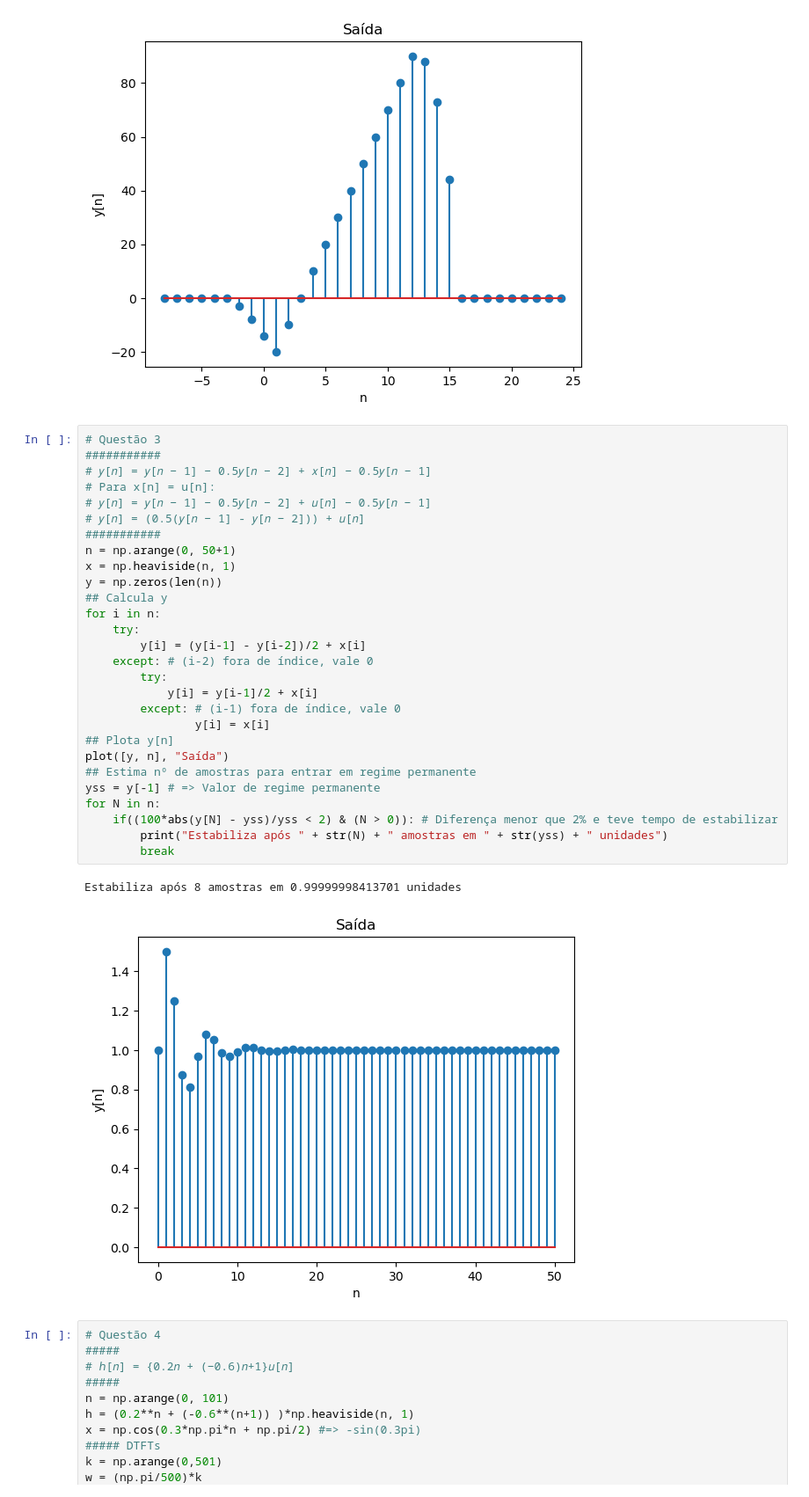
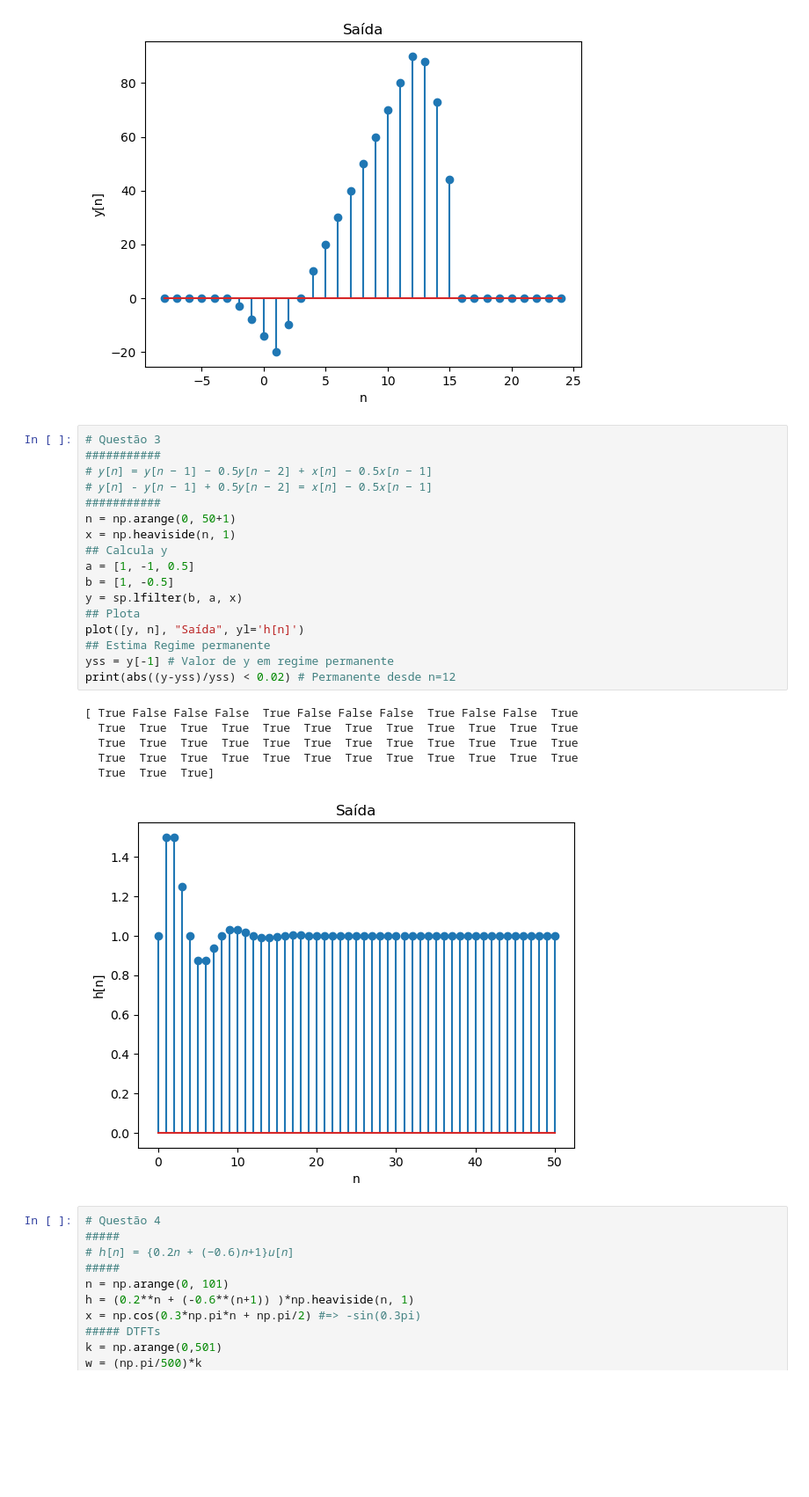
Before and after one commit to Emanuel600/Misc, a Jupyter notebook: DSP/Emanuel S Araldi - P1.ipynb, the cells around one changed output. Shown at 88% size. Drawn from its saved outputs; the diff is of its cells as text; blank space fills up the shorter version.

```diff
--- a/DSP/Emanuel S Araldi - P1.ipynb
+++ b/DSP/Emanuel S Araldi - P1.ipynb
@@ -197,34 +197,27 @@ plot([y, ny], "Saída")
 # %%
 # Questão 3
 ###########
-# 𝑦[𝑛] = 𝑦[𝑛 − 1] − 0.5𝑦[𝑛 − 2] + 𝑥[𝑛] − 0.5𝑦[𝑛 − 1]
-# Para x[n] = u[n]:
-# 𝑦[𝑛] = 𝑦[𝑛 − 1] − 0.5𝑦[𝑛 − 2] + 𝑢[𝑛] − 0.5𝑦[𝑛 − 1]
-# 𝑦[𝑛] = (0.5(𝑦[𝑛 − 1] - 𝑦[𝑛 − 2])) + 𝑢[𝑛]
+# 𝑦[𝑛] = 𝑦[𝑛 − 1] − 0.5𝑦[𝑛 − 2] + 𝑥[𝑛] − 0.5𝑥[𝑛 − 1]
+# 𝑦[𝑛] - 𝑦[𝑛 − 1] + 0.5𝑦[𝑛 − 2] = 𝑥[𝑛] − 0.5𝑥[𝑛 − 1]
 ###########
 n = np.arange(0, 50+1)
 x = np.heaviside(n, 1)
-y = np.zeros(len(n))
 ## Calcula y
-for i in n:
-    try:
-        y[i] = (y[i-1] - y[i-2])/2 + x[i]
-    except: # (i-2) fora de índice, vale 0
-        try:
-            y[i] = y[i-1]/2 + x[i]
-        except: # (i-1) fora de índice, vale 0
-                y[i] = x[i]
-## Plota y[n]
-plot([y, n], "Saída")
-## Estima nº de amostras para entrar em regime permanente
-yss = y[-1] # => Valor de regime permanente
-for N in n:
-    if((100*abs(y[N] - yss)/yss < 2) & (N > 0)): # Diferença menor que 2% e teve tempo de estabilizar
-        print("Estabiliza após " + str(N) + " amostras em " + str(yss) + " unidades")
-        break
+a = [1, -1, 0.5]
+b = [1, -0.5]
+y = sp.lfilter(b, a, x)
+## Plota
+plot([y, n], "Saída", yl='h[n]')
+## Estima Regime permanente
+yss = y[-1] # Valor de y em regime permanente
+print(abs((y-yss)/yss) < 0.02) # Permanente desde n=12
 # %% [output]
-Estabiliza após 8 amostras em 0.99999998413701 unidades
+[ True False False False  True False False False  True False False  True
+  True  True  True  True  True  True  True  True  True  True  True  True
+  True  True  True  True  True  True  True  True  True  True  True  True
+  True  True  True  True  True  True  True  True  True  True  True  True
+  True  True  True]
-[figure, old version]
+[figure, new version]
 # %%
 # Questão 4
 #####
```
Also changed, not shown: parts of 1 cell of this notebook.
